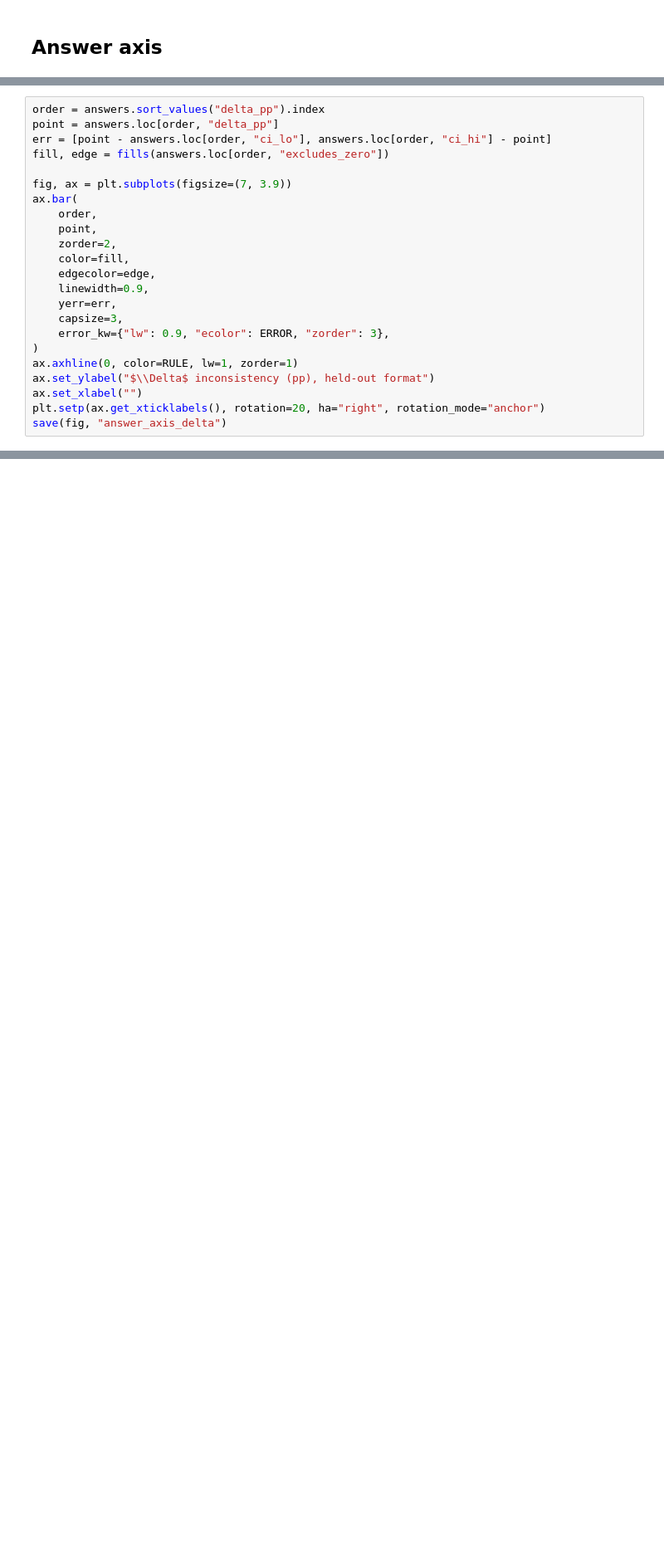
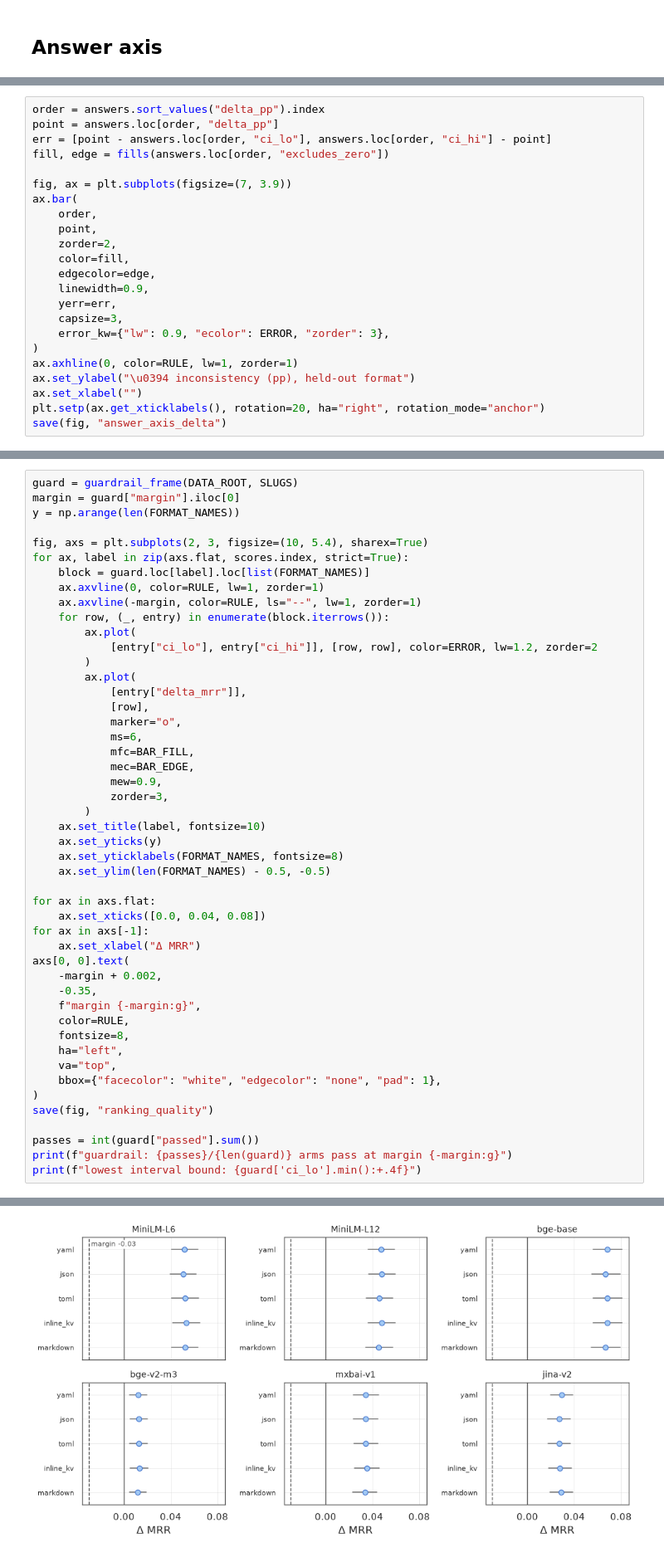
Before and after one commit to foad/format-sensitivity-reranking, a Jupyter notebook: notebooks/h2/h2_analysis.ipynb, the cells around one changed output, grey strips where cells are left out. Shown at 83% size. Cells and saved outputs as stored; diff of their text form; blank space fills up the shorter version.

Commit message:
update h2 notebook to include ranking quality and clean up graphs

```diff
--- a/notebooks/h2/h2_analysis.ipynb
+++ b/notebooks/h2/h2_analysis.ipynb
@@ -245,7 +247,7 @@ ax.bar(
     error_kw={"lw": 0.9, "ecolor": ERROR, "zorder": 3},
 )
 ax.axhline(0, color=RULE, lw=1, zorder=1)
-ax.set_ylabel("$\\Delta$ inconsistency (pp), held-out format")
+ax.set_ylabel("\u0394 inconsistency (pp), held-out format")
 ax.set_xlabel("")
 plt.setp(ax.get_xticklabels(), rotation=20, ha="right", rotation_mode="anchor")
 save(fig, "answer_axis_delta")
@@ -271,0 +258,49 @@ transfer.round(3)
+# %%
+guard = guardrail_frame(DATA_ROOT, SLUGS)
+margin = guard["margin"].iloc[0]
+y = np.arange(len(FORMAT_NAMES))
+
+fig, axs = plt.subplots(2, 3, figsize=(10, 5.4), sharex=True)
+for ax, label in zip(axs.flat, scores.index, strict=True):
+    block = guard.loc[label].loc[list(FORMAT_NAMES)]
+    ax.axvline(0, color=RULE, lw=1, zorder=1)
+    ax.axvline(-margin, color=RULE, ls="--", lw=1, zorder=1)
+    for row, (_, entry) in enumerate(block.iterrows()):
+        ax.plot(
+            [entry["ci_lo"], entry["ci_hi"]], [row, row], color=ERROR, lw=1.2, zorder=2
+        )
+        ax.plot(
+            [entry["delta_mrr"]],
+            [row],
+            marker="o",
+            ms=6,
+            mfc=BAR_FILL,
+            mec=BAR_EDGE,
+            mew=0.9,
+            zorder=3,
+        )
+    ax.set_title(label, fontsize=10)
+    ax.set_yticks(y)
+    ax.set_yticklabels(FORMAT_NAMES, fontsize=8)
+    ax.set_ylim(len(FORMAT_NAMES) - 0.5, -0.5)
+
+for ax in axs.flat:
+    ax.set_xticks([0.0, 0.04, 0.08])
+for ax in axs[-1]:
+    ax.set_xlabel("Δ MRR")
+axs[0, 0].text(
+    -margin + 0.002,
+    -0.35,
+    f"margin {-margin:g}",
+    color=RULE,
+    fontsize=8,
+    ha="left",
+    va="top",
+    bbox={"facecolor": "white", "edgecolor": "none", "pad": 1},
+)
+save(fig, "ranking_quality")
+
+passes = int(guard["passed"].sum())
+print(f"guardrail: {passes}/{len(guard)} arms pass at margin {-margin:g}")
+print(f"lowest interval bound: {guard['ci_lo'].min():+.4f}")
+# %% [output]
@@ -271,0 +309 @@ transfer.round(3)
+[figure, added]
```
Also changed, not shown: parts of 13 cells of this notebook, 18 other files.
